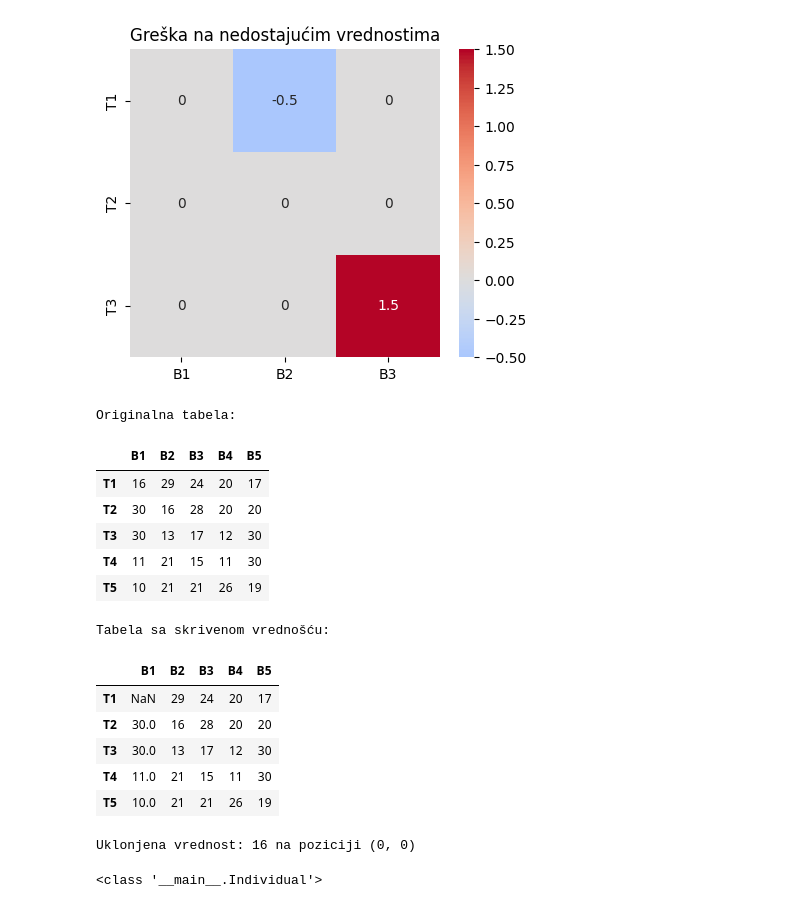
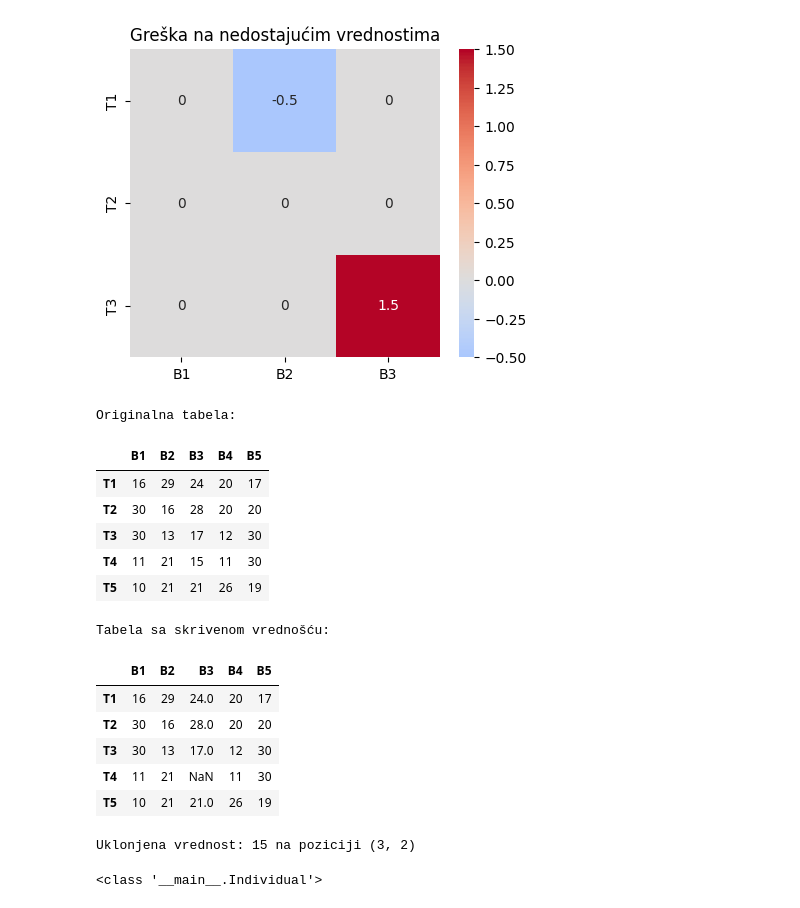
Before and after one commit to djurdjam02/CIProject, a Jupyter notebook: main.ipynb, the cells around one changed output. Saved outputs shown, nothing was run; the diff lists cells and outputs as text; code cells hidden in the pictures.

```diff
--- a/main.ipynb
+++ b/main.ipynb
@@ -107,30 +108,30 @@ def hide_random_value(table: pd.DataFrame, seed=None):
 # %%
 #proba funkcije za uklanjanje jedne vrednosti
 df = generate_rcbd_table(5, 5, 10, 30, 42)
 print("Originalna tabela:")
 display(df)
 
-df_hidden, pos, original_val = hide_random_value(df, 42)
+df_hidden, pos, original_val = hide_random_value(df, 41)
 
 print("\nTabela sa skrivenom vrednošću:")
 display(df_hidden)
 
 print(f"\nUklonjena vrednost: {original_val} na poziciji {pos}")
 # %% [output]
 Originalna tabela:
 |  | B1 | B2 | B3 | B4 | B5 |
 | T1 | 16 | 29 | 24 | 20 | 17 |
 | T2 | 30 | 16 | 28 | 20 | 20 |
 | T3 | 30 | 13 | 17 | 12 | 30 |
 | T4 | 11 | 21 | 15 | 11 | 30 |
 | T5 | 10 | 21 | 21 | 26 | 19 |
 Tabela sa skrivenom vrednošću:
 |  | B1 | B2 | B3 | B4 | B5 |
-| T1 | NaN | 29 | 24 | 20 | 17 |
-| T2 | 30.0 | 16 | 28 | 20 | 20 |
-| T3 | 30.0 | 13 | 17 | 12 | 30 |
-| T4 | 11.0 | 21 | 15 | 11 | 30 |
-| T5 | 10.0 | 21 | 21 | 26 | 19 |
+| T1 | 16 | 29 | 24.0 | 20 | 17 |
+| T2 | 30 | 16 | 28.0 | 20 | 20 |
+| T3 | 30 | 13 | 17.0 | 12 | 30 |
+| T4 | 11 | 21 | NaN | 11 | 30 |
+| T5 | 10 | 21 | 21.0 | 26 | 19 |
-Uklonjena vrednost: 16 na poziciji (0, 0)
+Uklonjena vrednost: 15 na poziciji (3, 2)
 # %%
 class Individual:
```
Also changed, not shown: parts of 16 cells of this notebook.
